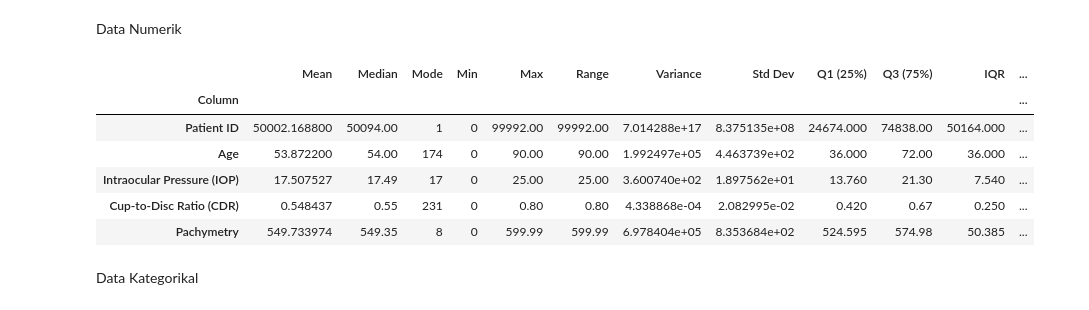
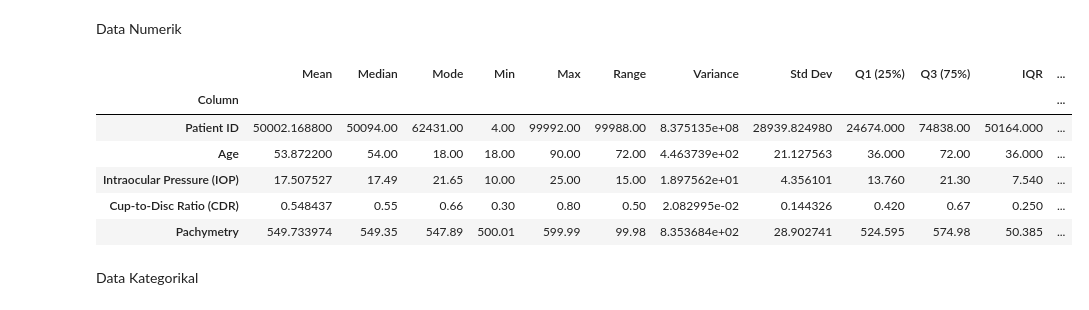
Before and after one commit to staplesmaster/Tugas-Besar-IF2120-2025-2026---AyamAsapRempah, a Jupyter notebook: AyamAsapRempah.ipynb, the cells around one changed output. Drawn from its saved outputs; the diff is of its cells as text; code cells hidden in the pictures.

```diff
--- a/AyamAsapRempah.ipynb
+++ b/AyamAsapRempah.ipynb
@@ -171,10 +171,12 @@ def modus_manual(data):
       freq[item] = 1
 
   max = 0
+  result = 0
   for item in freq:
     if (freq[item] > max):
       max = freq[item]
-  return max
+      result = item
+  return result
 
 def variansi_manual(data):
   meanTemp = mean_manual(data)
@@ -183,18 +185,12 @@ def variansi_manual(data):
   for item in data:
     sum += (item - meanTemp)**2
 
-  return (sum/(length - 1))**2
+  return (sum/(length - 1))
 
 def standar_deviation_manual(data):
   variance = variansi_manual(data)
   return np.sqrt(variance)
 
-def minimum_manual(data):
-  min = 0
-  for item in data:
-    if (item < min):
-      min = item
-  return min
 
 def maksimum_manual(data):
   max = 0
@@ -202,6 +198,14 @@ def maksimum_manual(data):
     if (item > max):
       max = item
   return max
+
+def minimum_manual(data):
+  min = maksimum_manual(data)
+  for item in data:
+    if (item < min):
+      min = item
+  return min
+
 
 def range_manual(data):
   return maksimum_manual(data) - minimum_manual(data)
@@ -232,48 +236,56 @@ def iqr_manual(data):
   return (q3-q1)
 
 def skewness_manual(data):
-  return (mean_manual(data) - modus_manual(data)) / standar_deviation_manual(data)
+  meantemp = mean_manual(data)
+  stdtemp = standar_deviation_manual(data)
+  length = len(data)
+  sum = 0
+
+  for item in data:
+    sum += ((item - meantemp)/stdtemp)**3
+  return sum / length
 
 def kurtosis_manual(data):
   meantemp = mean_manual(data)
   stdtemp = standar_deviation_manual(data)
   length = len(data)
   sum = 0
+
   for item in data:
-    sum += np.power(((item - meantemp)/stdtemp),4)
-  return sum/length
+    sum += ((item - meantemp)/stdtemp)**4
+  return (sum / length) - 3
 
 
 for col in numeric_cols:
   d = glaucoma[col]
   stat = {
     'Column': col,
     'Mean': mean_manual(d),
     'Median': median_manual(d),
     'Mode': modus_manual(d),
     'Min': minimum_manual(d),
     'Max': maksimum_manual(d),
     'Range': range_manual(d),
     'Variance': variansi_manual(d),
     'Std Dev': standar_deviation_manual(d),
     'Q1 (25%)': q1_manual(d),
     'Q3 (75%)': q3_manual(d),
     'IQR': iqr_manual(d),
     'Skewness': skewness_manual(d),
     'Kurtosis': kurtosis_manual(d)
   }
   numerical_stats_manual.append(stat)
 
 data_numerical_stats_manual = pd.DataFrame(numerical_stats_manual).set_index('Column')
 data_numerical_stats_manual.head(10)
 # %% [output]
 |  | Mean | Median | Mode | Min | Max | Range | Variance | Std Dev | Q1 (25%) | Q3 (75%) | IQR | ... |
 | Column |  |  |  |  |  |  |  |  |  |  |  | ... |
-| Patient ID | 50002.168800 | 50094.00 | 1 | 0 | 99992.00 | 99992.00 | 7.014288e+17 | 8.375135e+08 | 24674.000 | 74838.00 | 50164.000 | ... |
-| Age | 53.872200 | 54.00 | 174 | 0 | 90.00 | 90.00 | 1.992497e+05 | 4.463739e+02 | 36.000 | 72.00 | 36.000 | ... |
-| Intraocular Pressure (IOP) | 17.507527 | 17.49 | 17 | 0 | 25.00 | 25.00 | 3.600740e+02 | 1.897562e+01 | 13.760 | 21.30 | 7.540 | ... |
-| Cup-to-Disc Ratio (CDR) | 0.548437 | 0.55 | 231 | 0 | 0.80 | 0.80 | 4.338868e-04 | 2.082995e-02 | 0.420 | 0.67 | 0.250 | ... |
-| Pachymetry | 549.733974 | 549.35 | 8 | 0 | 599.99 | 599.99 | 6.978404e+05 | 8.353684e+02 | 524.595 | 574.98 | 50.385 | ... |
+| Patient ID | 50002.168800 | 50094.00 | 62431.00 | 4.00 | 99992.00 | 99988.00 | 8.375135e+08 | 28939.824980 | 24674.000 | 74838.00 | 50164.000 | ... |
+| Age | 53.872200 | 54.00 | 18.00 | 18.00 | 90.00 | 72.00 | 4.463739e+02 | 21.127563 | 36.000 | 72.00 | 36.000 | ... |
+| Intraocular Pressure (IOP) | 17.507527 | 17.49 | 21.65 | 10.00 | 25.00 | 15.00 | 1.897562e+01 | 4.356101 | 13.760 | 21.30 | 7.540 | ... |
+| Cup-to-Disc Ratio (CDR) | 0.548437 | 0.55 | 0.66 | 0.30 | 0.80 | 0.50 | 2.082995e-02 | 0.144326 | 0.420 | 0.67 | 0.250 | ... |
+| Pachymetry | 549.733974 | 549.35 | 547.89 | 500.01 | 599.99 | 99.98 | 8.353684e+02 | 28.902741 | 524.595 | 574.98 | 50.385 | ... |
 # %% [markdown]
 Data Kategorikal
 # %%
```
Also changed, not shown: parts of 2 cells of this notebook.
